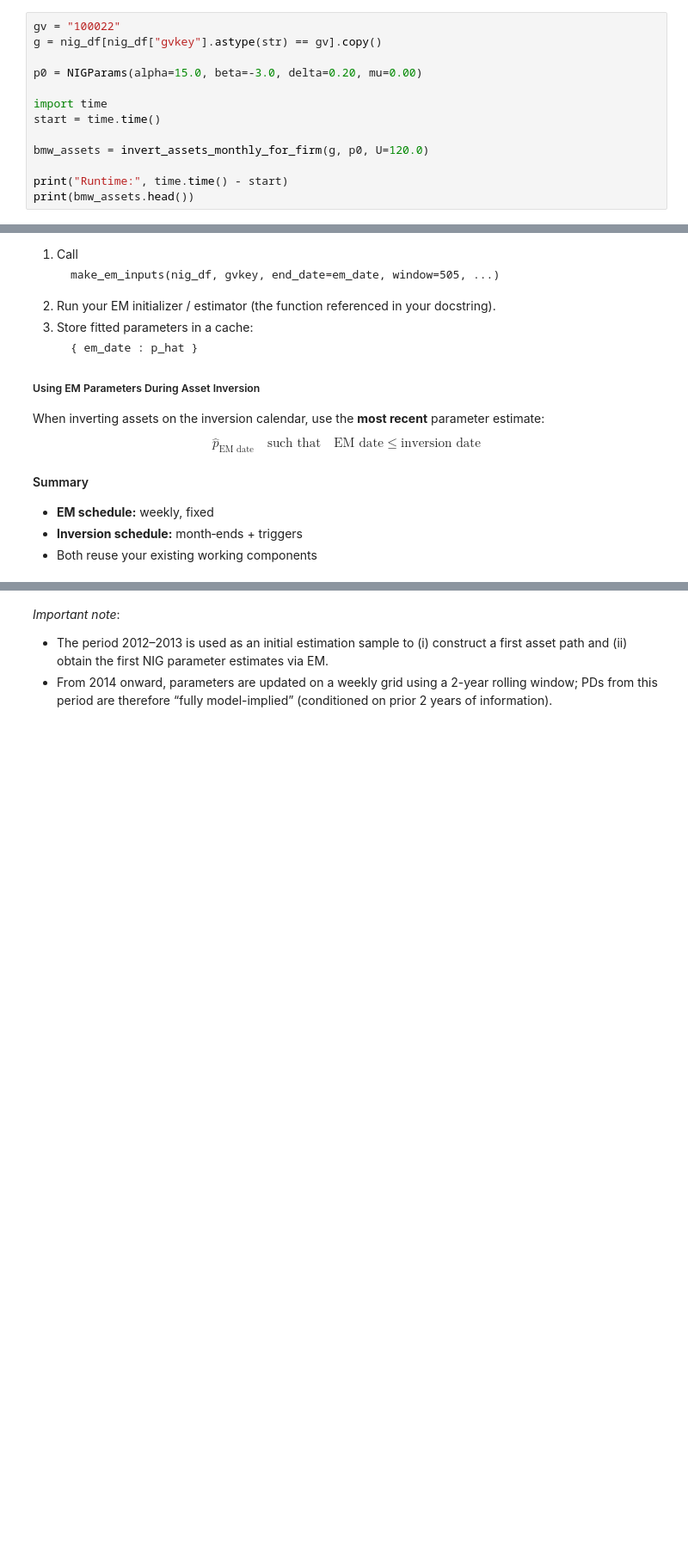
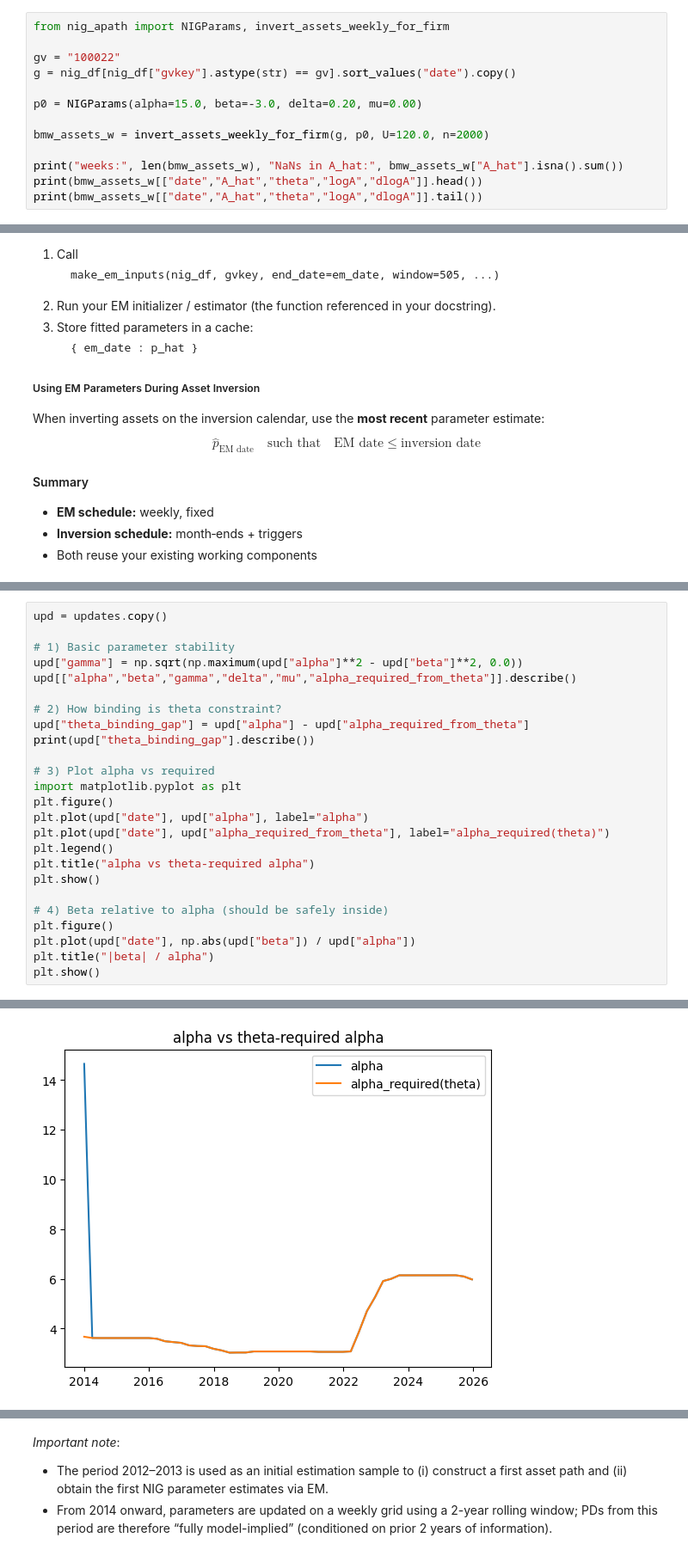
Before and after one commit to keenanveronica/Merton_NIGbayesian, a Jupyter notebook: NIG_model.ipynb, the cells around one changed output, grey strips where cells are left out. Shown at 86% size. Drawn from its saved outputs; the diff is of its cells as text; blank space fills up the shorter version.

```diff
--- a/NIG_model.ipynb
+++ b/NIG_model.ipynb
@@ -357,14 +135,14 @@ def invert_assets_monthly_for_firm(
 # %%
+from nig_apath import NIGParams, invert_assets_weekly_for_firm
+
 gv = "100022"
-g = nig_df[nig_df["gvkey"].astype(str) == gv].copy()
+g = nig_df[nig_df["gvkey"].astype(str) == gv].sort_values("date").copy()
 
 p0 = NIGParams(alpha=15.0, beta=-3.0, delta=0.20, mu=0.00)
 
-import time
-start = time.time()
+bmw_assets_w = invert_assets_weekly_for_firm(g, p0, U=120.0, n=2000)
 
-bmw_assets = invert_assets_monthly_for_firm(g, p0, U=120.0)
-
-print("Runtime:", time.time() - start)
-print(bmw_assets.head())
+print("weeks:", len(bmw_assets_w), "NaNs in A_hat:", bmw_assets_w["A_hat"].isna().sum())
+print(bmw_assets_w[["date","A_hat","theta","logA","dlogA"]].head())
+print(bmw_assets_w[["date","A_hat","theta","logA","dlogA"]].tail())
 # %% [output]
@@ -887,0 +309,26 @@ assets_weekly_iter[["p_alpha","p_beta","p_delta","p_mu"]].diff().describe()
+# %%
+upd = updates.copy()
+
+# 1) Basic parameter stability
+upd["gamma"] = np.sqrt(np.maximum(upd["alpha"]**2 - upd["beta"]**2, 0.0))
+upd[["alpha","beta","gamma","delta","mu","alpha_required_from_theta"]].describe()
+
+# 2) How binding is theta constraint?
+upd["theta_binding_gap"] = upd["alpha"] - upd["alpha_required_from_theta"]
+print(upd["theta_binding_gap"].describe())
+
+# 3) Plot alpha vs required
+import matplotlib.pyplot as plt
+plt.figure()
+plt.plot(upd["date"], upd["alpha"], label="alpha")
+plt.plot(upd["date"], upd["alpha_required_from_theta"], label="alpha_required(theta)")
+plt.legend()
+plt.title("alpha vs theta-required alpha")
+plt.show()
+
+# 4) Beta relative to alpha (should be safely inside)
+plt.figure()
+plt.plot(upd["date"], np.abs(upd["beta"]) / upd["alpha"])
+plt.title("|beta| / alpha")
+plt.show()
+# %% [output]
@@ -887,0 +344 @@ assets_weekly_iter[["p_alpha","p_beta","p_delta","p_mu"]].diff().describe()
+[figure, added]
```
Also changed, not shown: parts of 26 cells of this notebook, 4 other files.
